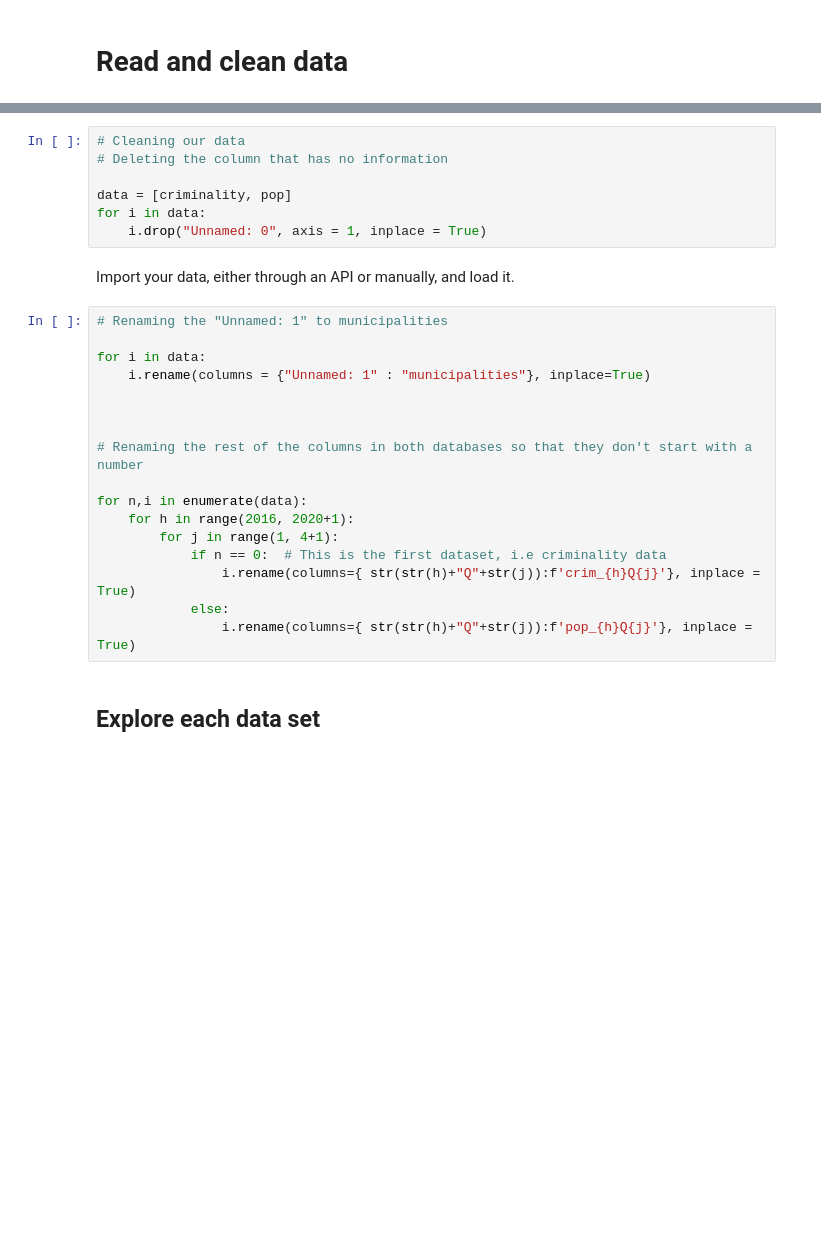
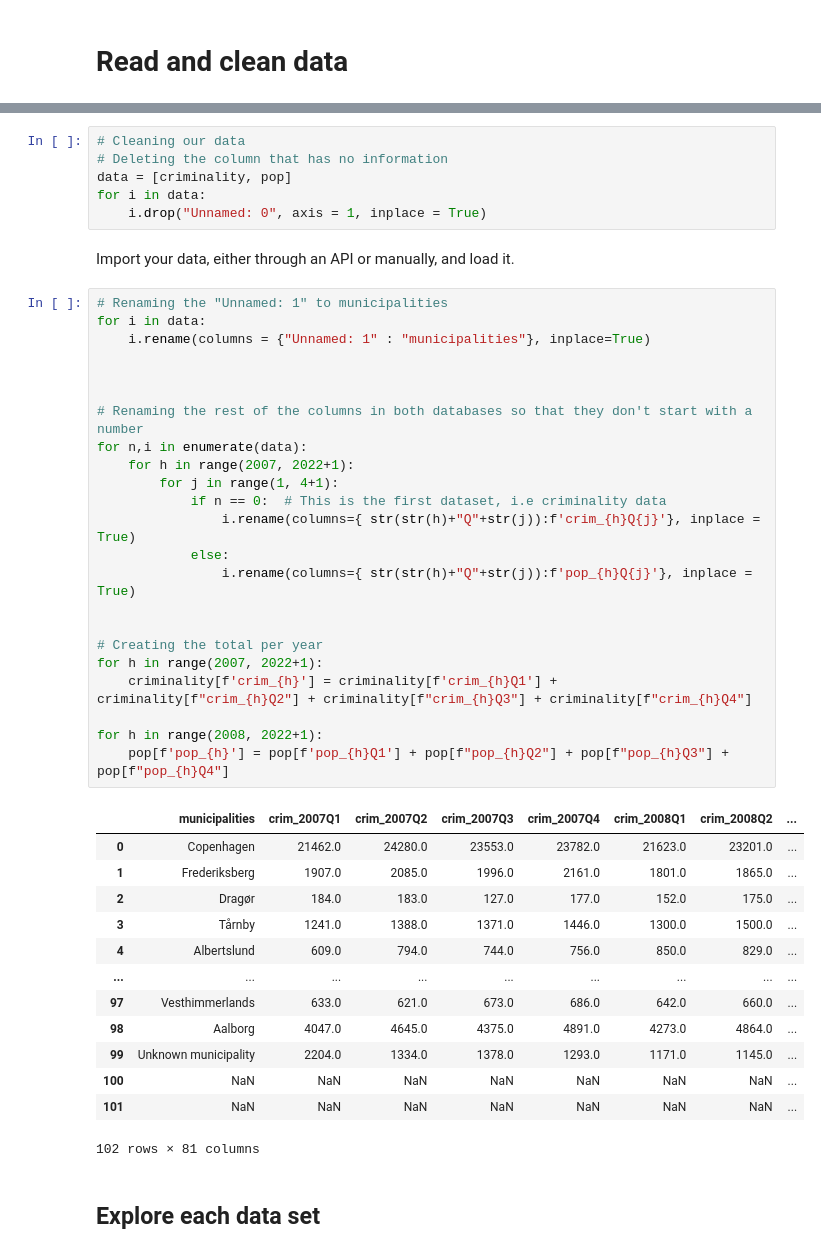
Before and after one commit to NumEconCopenhagen/projects-2023-latin-power, a Jupyter notebook: dataproject/dataproject.ipynb, the cells around one changed output, grey strips where cells are left out. Cells and saved outputs as stored; diff of their text form; blank space fills up the shorter version.

```diff
--- a/dataproject/dataproject.ipynb
+++ b/dataproject/dataproject.ipynb
@@ -47,7 +48,6 @@ pop.head(5)
 # %%
 # Cleaning our data
 # Deleting the column that has no information
-
 data = [criminality, pop]
 for i in data:
     i.drop("Unnamed: 0", axis = 1, inplace = True)
@@ -55,20 +55,40 @@ for i in data:
 Import your data, either through an API or manually, and load it.
 # %%
 # Renaming the "Unnamed: 1" to municipalities
-
 for i in data:
     i.rename(columns = {"Unnamed: 1" : "municipalities"}, inplace=True)
 
 
 
 # Renaming the rest of the columns in both databases so that they don't start with a number
-
 for n,i in enumerate(data):
-    for h in range(2016, 2020+1):
+    for h in range(2007, 2022+1):
         for j in range(1, 4+1):
             if n == 0:  # This is the first dataset, i.e criminality data
                 i.rename(columns={ str(str(h)+"Q"+str(j)):f'crim_{h}Q{j}'}, inplace = True)
             else:
                 i.rename(columns={ str(str(h)+"Q"+str(j)):f'pop_{h}Q{j}'}, inplace = True)
+
+
+# Creating the total per year
+for h in range(2007, 2022+1):
+    criminality[f'crim_{h}'] = criminality[f'crim_{h}Q1'] + criminality[f"crim_{h}Q2"] + criminality[f"crim_{h}Q3"] + criminality[f"crim_{h}Q4"]
+
+for h in range(2008, 2022+1):
+    pop[f'pop_{h}'] = pop[f'pop_{h}Q1'] + pop[f"pop_{h}Q2"] + pop[f"pop_{h}Q3"] + pop[f"pop_{h}Q4"]
+# %% [output]
+|  | municipalities | crim_2007Q1 | crim_2007Q2 | crim_2007Q3 | crim_2007Q4 | crim_2008Q1 | crim_2008Q2 | ... |
+| 0 | Copenhagen | 21462.0 | 24280.0 | 23553.0 | 23782.0 | 21623.0 | 23201.0 | ... |
+| 1 | Frederiksberg | 1907.0 | 2085.0 | 1996.0 | 2161.0 | 1801.0 | 1865.0 | ... |
+| 2 | Dragør | 184.0 | 183.0 | 127.0 | 177.0 | 152.0 | 175.0 | ... |
+| 3 | Tårnby | 1241.0 | 1388.0 | 1371.0 | 1446.0 | 1300.0 | 1500.0 | ... |
+| 4 | Albertslund | 609.0 | 794.0 | 744.0 | 756.0 | 850.0 | 829.0 | ... |
+| ... | ... | ... | ... | ... | ... | ... | ... | ... |
+| 97 | Vesthimmerlands | 633.0 | 621.0 | 673.0 | 686.0 | 642.0 | 660.0 | ... |
+| 98 | Aalborg | 4047.0 | 4645.0 | 4375.0 | 4891.0 | 4273.0 | 4864.0 | ... |
+| 99 | Unknown municipality | 2204.0 | 1334.0 | 1378.0 | 1293.0 | 1171.0 | 1145.0 | ... |
+| 100 | NaN | NaN | NaN | NaN | NaN | NaN | NaN | ... |
+| 101 | NaN | NaN | NaN | NaN | NaN | NaN | NaN | ... |
+102 rows × 81 columns
 # %% [markdown]
 ## Explore each data set
```
Also changed, not shown: parts of 3 cells of this notebook, 2 other files.
